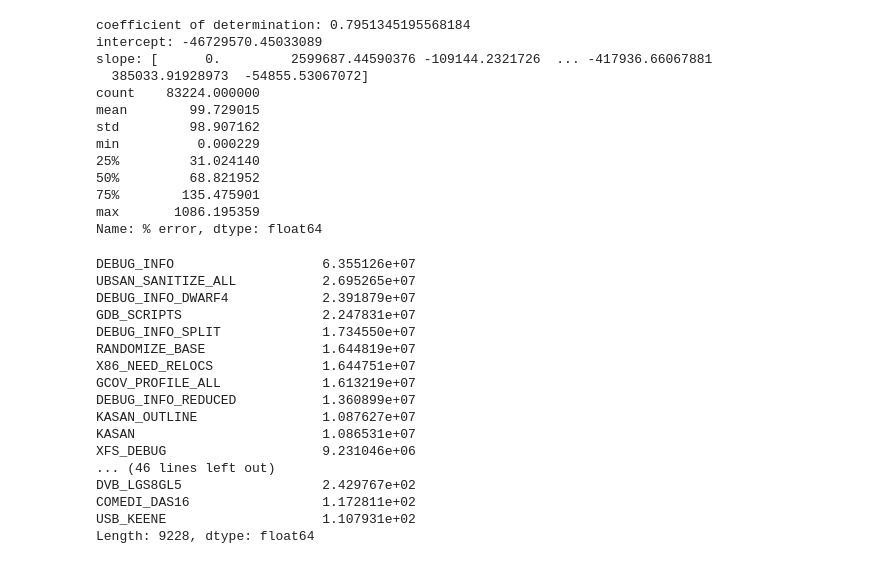
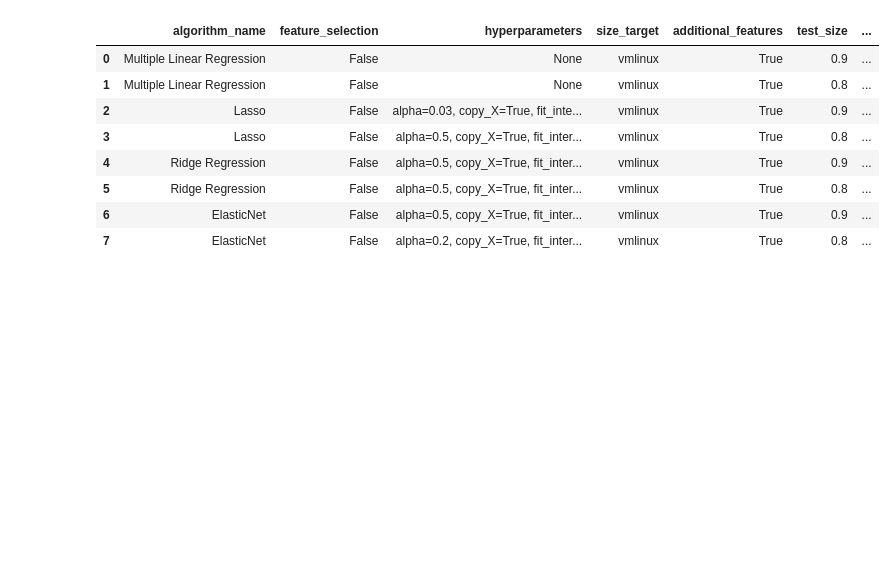
Before and after one commit to TuxML/size-analysis, a Jupyter notebook: multiple_linear_regression.ipynb, the cells around one changed output. Cells and saved outputs as stored; diff of their text form; code cells hidden in the pictures; blank space fills up the shorter version.

```diff
--- a/multiple_linear_regression.ipynb
+++ b/multiple_linear_regression.ipynb
@@ -120,11 +145,16 @@ Length: 9227, dtype: float64
 # %%
 #learning a model by using Ridge regression
+algorithm_name="Ridge Regression"
+test_size=0.8
+
+#for test_size in [0.1,0.2,0.3,0.4,0.5,0.6,0.7,0.8,0.9]:
 reg_model = linear_model.Ridge(alpha=0.5)
-#Ridge(alpha=0.5, copy_X=True, fit_intercept=True, max_iter=None, normalize=False, random_state=None, solver='auto', tol=0.001)
-res_model = run_regressorML(reg_model, test_size=0.9, size_target="vmlinux")
-print(res_model)
-
+hyperparameters = "alpha=0.5, copy_X=True, fit_intercept=True, max_iter=None, normalize=False, random_state=None, solver='auto', tol=0.001"
+res_model = run_regressorML(reg_model, test_size, size_target="vmlinux")
 order_ridge = ft_importances(reg_model)
 order_ridge.to_csv("feature_importanceRidge.csv", header=True)
-order_ridge
+df_result.loc[len(df_result)] = [algorithm_name, feature_selection, hyperparameters, size_target, additional_ft, test_size, order_ridge, res_model]
+df_result.to_csv('results_lr', sep='\t')
+
+df_result
 # %% [output]
@@ -161,43 +168,28 @@ Length: 9228, dtype: float64
-# %%
-#learning a model by using ElasticNet
-reg_model = ElasticNet(alpha=0.1, l1_ratio=0.7)
-res_model = run_regressorML(reg_model, test_size=0.9, size_target="vmlinux")
-print(res_model)
-
-order_en = ft_importances(reg_model)
-order_en.to_csv("feature_importanceEN.csv", header=True)
-order_en
-# %% [output]
-coefficient of determination: 0.7951345195568184
-intercept: -46729570.45033089
-slope: [      0.         2599687.44590376 -109144.2321726  ... -417936.66067881
-  385033.91928973  -54855.53067072]
-count    83224.000000
-mean        99.729015
-std         98.907162
-min          0.000229
-25%         31.024140
-50%         68.821952
-75%        135.475901
-max       1086.195359
-Name: % error, dtype: float64
-DEBUG_INFO                   6.355126e+07
-UBSAN_SANITIZE_ALL           2.695265e+07
-DEBUG_INFO_DWARF4            2.391879e+07
-GDB_SCRIPTS                  2.247831e+07
-DEBUG_INFO_SPLIT             1.734550e+07
-RANDOMIZE_BASE               1.644819e+07
-X86_NEED_RELOCS              1.644751e+07
-GCOV_PROFILE_ALL             1.613219e+07
-DEBUG_INFO_REDUCED           1.360899e+07
-KASAN_OUTLINE                1.087627e+07
-KASAN                        1.086531e+07
-XFS_DEBUG                    9.231046e+06
-... (46 lines left out)
-DVB_LGS8GL5                  2.429767e+02
-COMEDI_DAS16                 1.172811e+02
-USB_KEENE                    1.107931e+02
-Length: 9228, dtype: float64
+# %%
+#learning a model by using ElasticNet
+algorithm_name="ElasticNet"
+test_size=0.8
+
+#for test_size in [0.1,0.2,0.3,0.4,0.5,0.6,0.7,0.8,0.9]:
+reg_model = ElasticNet(alpha=0.2, l1_ratio=0.5)
+hyperparameters = "alpha=0.2, copy_X=True, fit_intercept=True, l1_ratio=0.5, max_iter=1000, normalize=False, positive=False, precompute=False, random_state=None, selection='cyclic', tol=0.0001, warm_start=False"
+res_model = run_regressorML(reg_model, test_size, size_target)
+order_en = ft_importances(reg_model)
+order_en.to_csv("feature_importanceEN.csv", header=True)
+df_result.loc[len(df_result)] = [algorithm_name, feature_selection, hyperparameters, size_target, additional_ft, test_size, order_en, res_model]
+df_result.to_csv('results_lr', sep='\t')
+
+df_result
+# %% [output]
+|  | algorithm_name | feature_selection | hyperparameters | size_target | additional_features | test_size | ... |
+| 0 | Multiple Linear Regression | False | None | vmlinux | True | 0.9 | ... |
+| 1 | Multiple Linear Regression | False | None | vmlinux | True | 0.8 | ... |
+| 2 | Lasso | False | alpha=0.03, copy_X=True, fit_inte... | vmlinux | True | 0.9 | ... |
+| 3 | Lasso | False | alpha=0.5, copy_X=True, fit_inter... | vmlinux | True | 0.8 | ... |
+| 4 | Ridge Regression | False | alpha=0.5, copy_X=True, fit_inter... | vmlinux | True | 0.9 | ... |
+| 5 | Ridge Regression | False | alpha=0.5, copy_X=True, fit_inter... | vmlinux | True | 0.8 | ... |
+| 6 | ElasticNet | False | alpha=0.5, copy_X=True, fit_inter... | vmlinux | True | 0.9 | ... |
+| 7 | ElasticNet | False | alpha=0.2, copy_X=True, fit_inter... | vmlinux | True | 0.8 | ... |
 # %%
 # Boxplot
 import matplotlib.pyplot as plt
```
Also changed, not shown: parts of 22 cells of this notebook, 1 other file.
